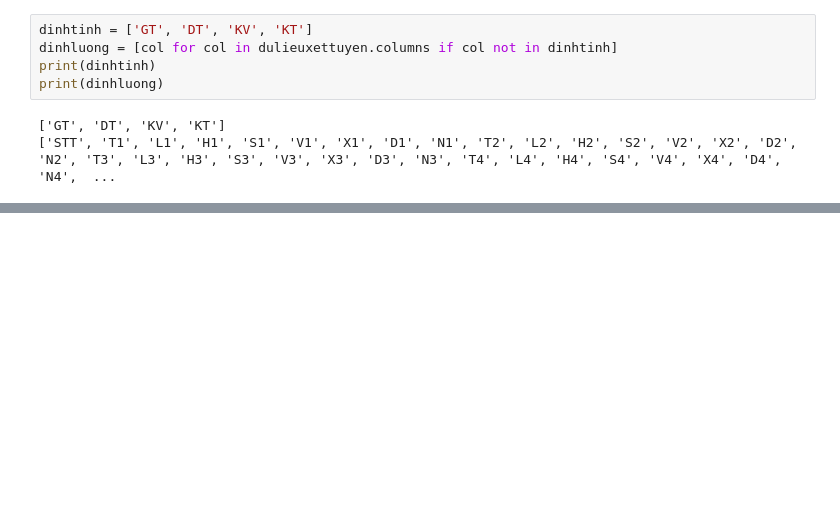
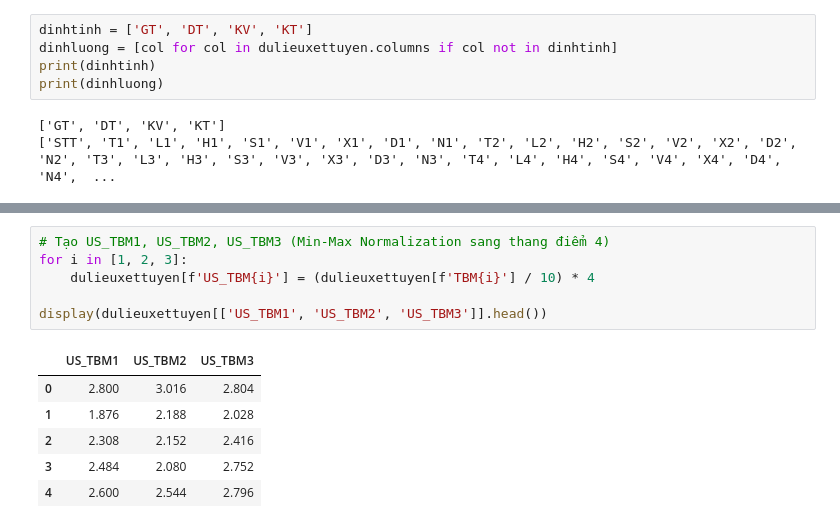
Before and after one commit to hongocphuongnhu/TH_Deep_Learning, a Jupyter notebook: LAB01.ipynb, the cells around one changed output, grey strips where cells are left out. Drawn from its saved outputs; the diff is of its cells as text; blank space fills up the shorter version.

```diff
--- a/LAB01.ipynb
+++ b/LAB01.ipynb
@@ -81,0 +163,13 @@ print(dinhluong)
+# %%
+# Tạo US_TBM1, US_TBM2, US_TBM3 (Min-Max Normalization sang thang điểm 4)
+for i in [1, 2, 3]:
+    dulieuxettuyen[f'US_TBM{i}'] = (dulieuxettuyen[f'TBM{i}'] / 10) * 4
+
+display(dulieuxettuyen[['US_TBM1', 'US_TBM2', 'US_TBM3']].head())
+# %% [output]
+|  | US_TBM1 | US_TBM2 | US_TBM3 |
+| 0 | 2.800 | 3.016 | 2.804 |
+| 1 | 1.876 | 2.188 | 2.028 |
+| 2 | 2.308 | 2.152 | 2.416 |
+| 3 | 2.484 | 2.080 | 2.752 |
+| 4 | 2.600 | 2.544 | 2.796 |
```
Also changed, not shown: parts of 9 cells of this notebook.
